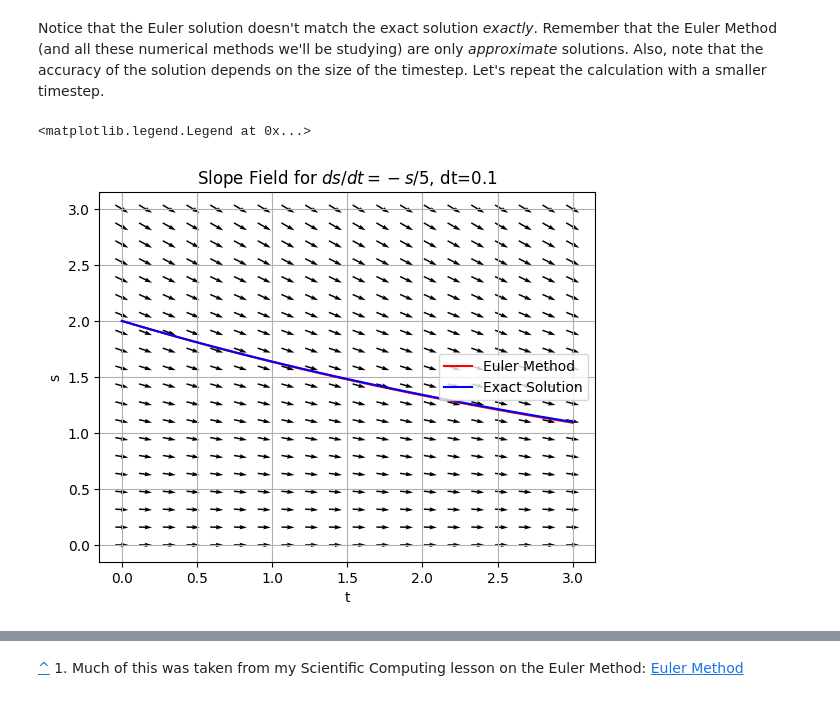
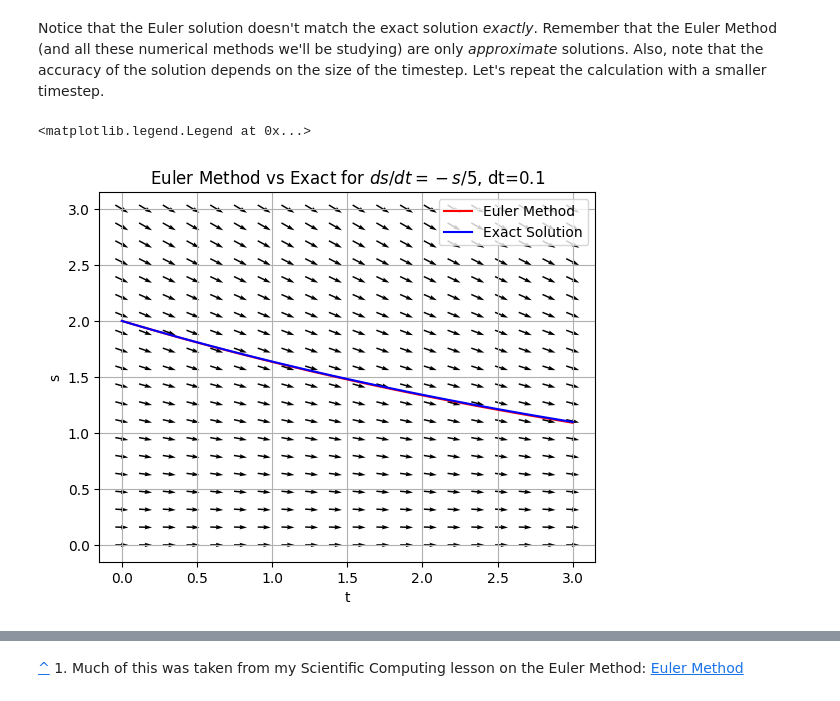
Before and after one commit to 201820-SWEN-230/MATH-330-Activities, a Jupyter notebook: Activity2_NumericalMethods.ipynb, the cells around one changed output, grey strips where cells are left out. Cells and saved outputs as stored; diff of their text form; code cells hidden in the pictures.

```diff
--- a/Activity2_NumericalMethods.ipynb
+++ b/Activity2_NumericalMethods.ipynb
@@ -266,35 +266,35 @@ s = 2
 t = 0
 dt = 0.1
 
 s_list = [s]
 t_list = [t]
 
 while t < 3:
     s = EulerStep(s, f_s, t, dt) # take one step!
     t = t + dt # update t
     s_list.append(s) # use `append` to save s
     t_list.append(t) # use `append` to save t
 
 #
 # Now calculate the exact solution using numpy
 #
 
 s_exact = s_list[0]*np.exp(-np.array(t_list)/5)
 
 #
 # Now plot it all!
 #
 
 plt.quiver(mesh_t,mesh_s,u,v,pivot='mid')
 plt.plot(t_list,s_list,'r-', label="Euler Method")
 plt.plot(t_list,s_exact,'b-', label="Exact Solution")
 plt.grid()
 plt.xlabel("t")
 plt.ylabel("s")
-plt.title("Slope Field for $ds/dt = -s/5$, dt=0.1")
-plt.legend()
+plt.title("Euler Method vs Exact for $ds/dt = -s/5$, dt=0.1")
+plt.legend(loc="upper right")
 # %% [output]
 <matplotlib.legend.Legend at 0x...>
-[figure, old version]
+[figure, new version]
 # %% [markdown]
 Note that the exact solution overlaps the Euler Method result *very* closely this time, but the only thing we changed was the size of the timestep.
```
Also changed, not shown: parts of 5 cells of this notebook, 1 other file.
